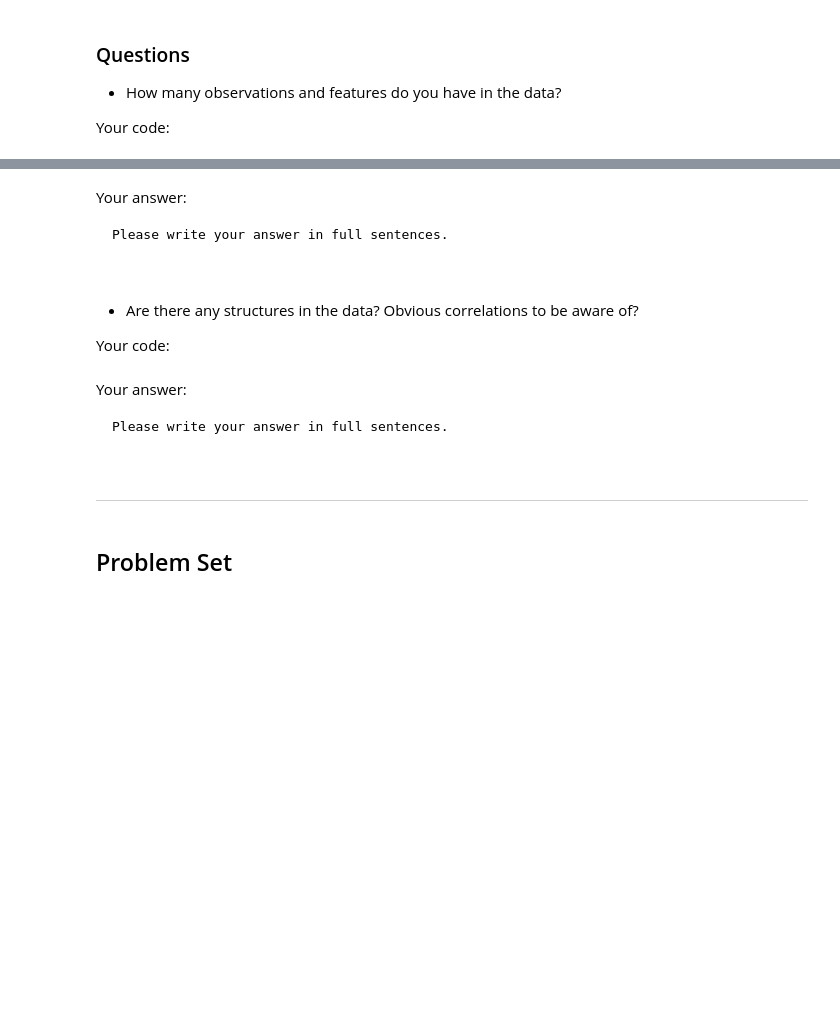
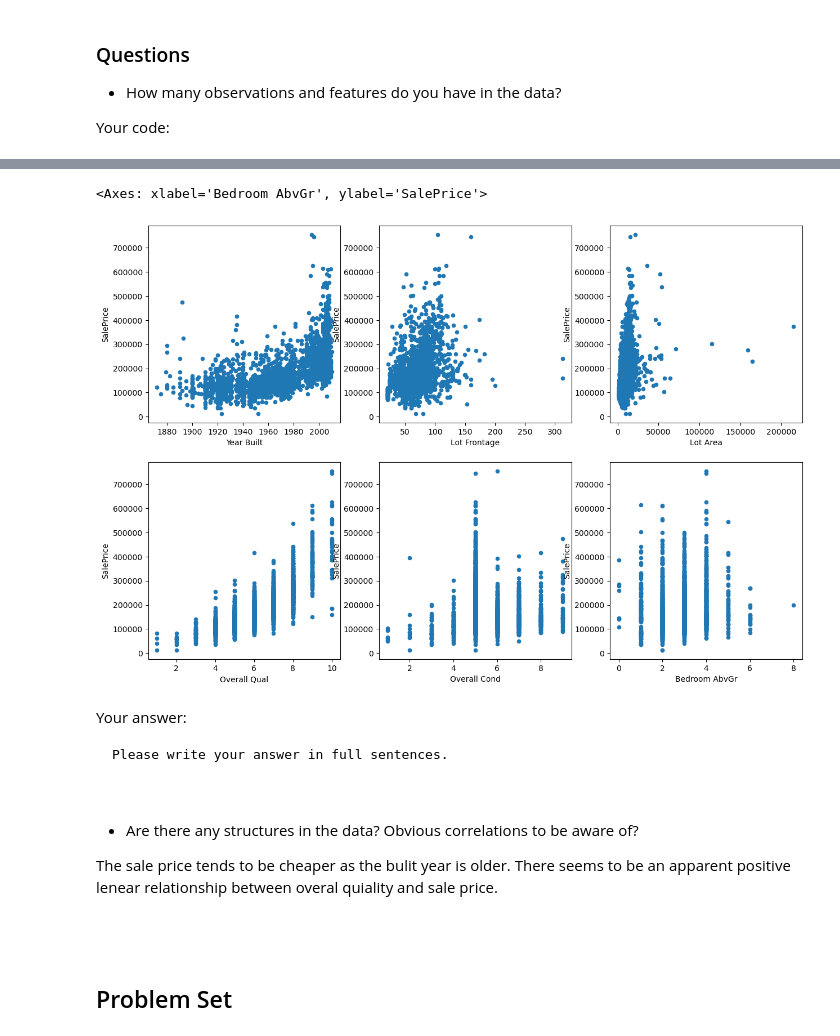
Before and after one commit to BU-MSSP-Classroom/MA679_Spring2024_00_statistical_learning-yu99t, a Jupyter notebook: Ch02_Application_SL_Python.ipynb, the cells around one changed output, grey strips where cells are left out. Saved outputs shown, nothing was run; the diff lists cells and outputs as text; code cells hidden in the pictures; blank space fills up the shorter version.

```diff
--- a/Ch02_Application_SL_Python.ipynb
+++ b/Ch02_Application_SL_Python.ipynb
@@ -72,6 +109,14 @@ Your code:
 # %%
-#
-#
+fig, axes = subplots(nrows=2, ncols=3, figsize=(15, 10))
+ames_raw.plot.scatter('Year Built', 'SalePrice', ax=axes[0, 0])
+ames_raw.plot.scatter('Lot Frontage', 'SalePrice', ax=axes[0, 1])
+ames_raw.plot.scatter('Lot Area', 'SalePrice', ax=axes[0, 2])
+ames_raw.plot.scatter('Overall Qual', 'SalePrice', ax=axes[1, 0])
+ames_raw.plot.scatter('Overall Cond', 'SalePrice', ax=axes[1, 1])
+ames_raw.plot.scatter('Bedroom AbvGr', 'SalePrice', ax=axes[1, 2])
+# %% [output]
+<Axes: xlabel='Bedroom AbvGr', ylabel='SalePrice'>
+[figure, added]
 # %% [markdown]
 Your answer:
 
@@ -83,4 +128,6 @@ Please write your answer in full sentences.
 
 - Are there any structures in the data?  Obvious correlations to be aware of?
 
-Your code:
+The sale price tends to be cheaper as the bulit year is older. There seems to be an apparent positive lenear relationship between overal quiality and sale price.
+
+~~~~
@@ -90,13 +134,3 @@ Your code:
-# %% [markdown]
-Your answer:
-
-~~~
-Please write your answer in full sentences.
-
-
-~~~
-
-***
 # %% [markdown]
 ## Problem Set
 # %% [markdown]
```
Also changed, not shown: parts of 8 cells of this notebook, 2 other files.
